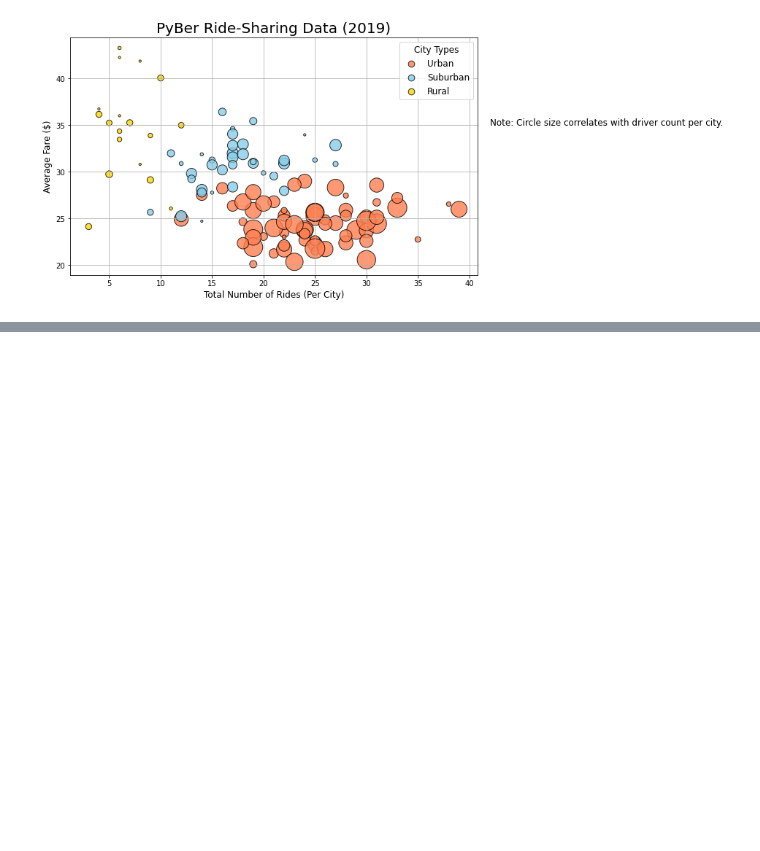
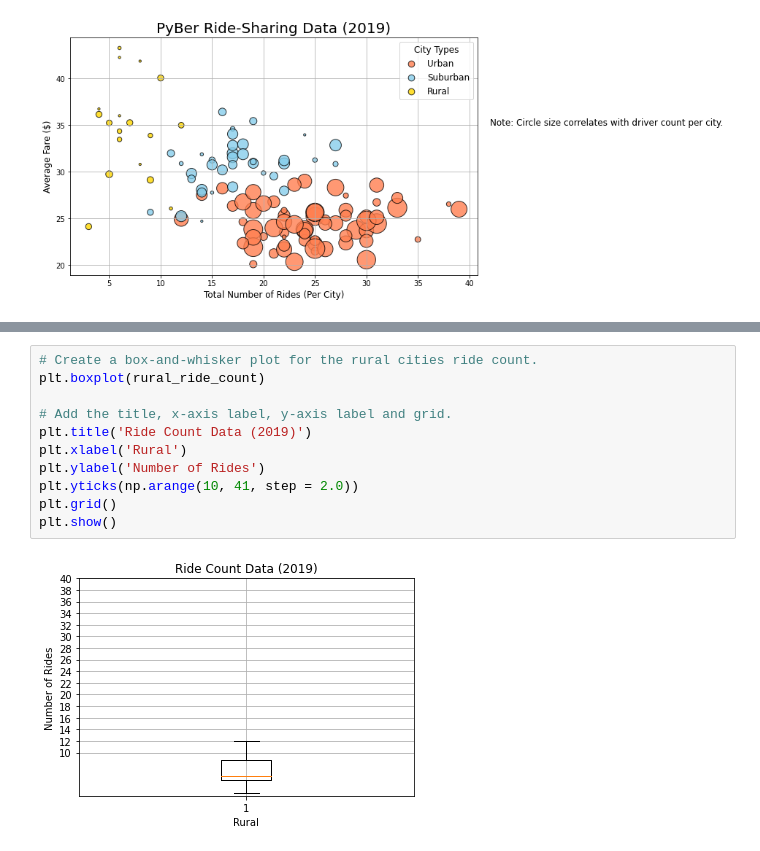
Before and after one commit to Kesh0326/PyBer_Analysis, a Jupyter notebook: PyBer.ipynb, the cells around one changed output, grey strips where cells are left out. Drawn from its saved outputs; the diff is of its cells as text; blank space fills up the shorter version.

```diff
--- a/PyBer.ipynb
+++ b/PyBer.ipynb
@@ -326,0 +648,13 @@ plt.show()
+# %%
+# Create a box-and-whisker plot for the rural cities ride count.
+plt.boxplot(rural_ride_count)
+
+# Add the title, x-axis label, y-axis label and grid.
+plt.title('Ride Count Data (2019)')
+plt.xlabel('Rural')
+plt.ylabel('Number of Rides')
+plt.yticks(np.arange(10, 41, step = 2.0))
+plt.grid()
+plt.show()
+# %% [output]
+[figure, added]
```
Also changed, not shown: parts of 37 cells of this notebook, 4 other files.
